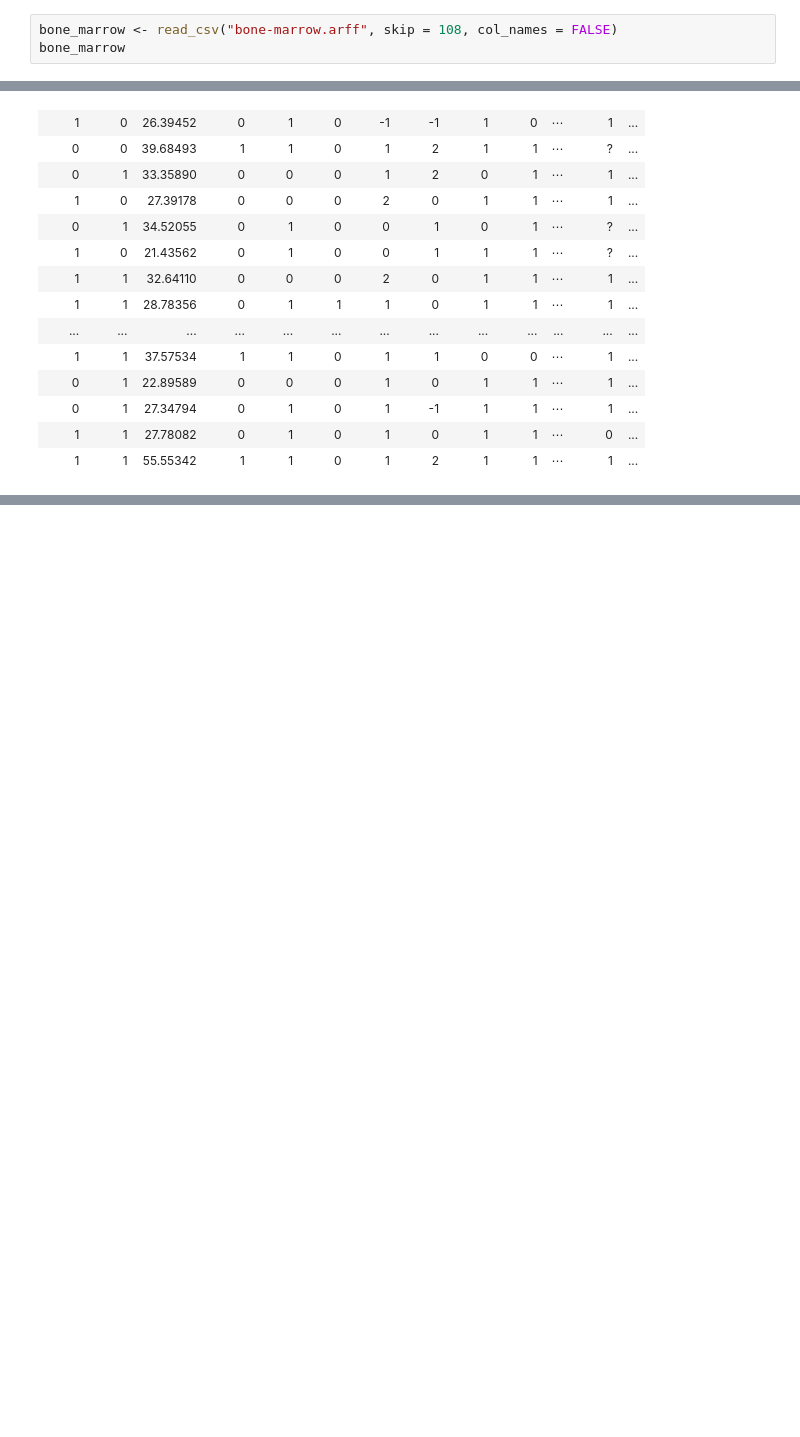
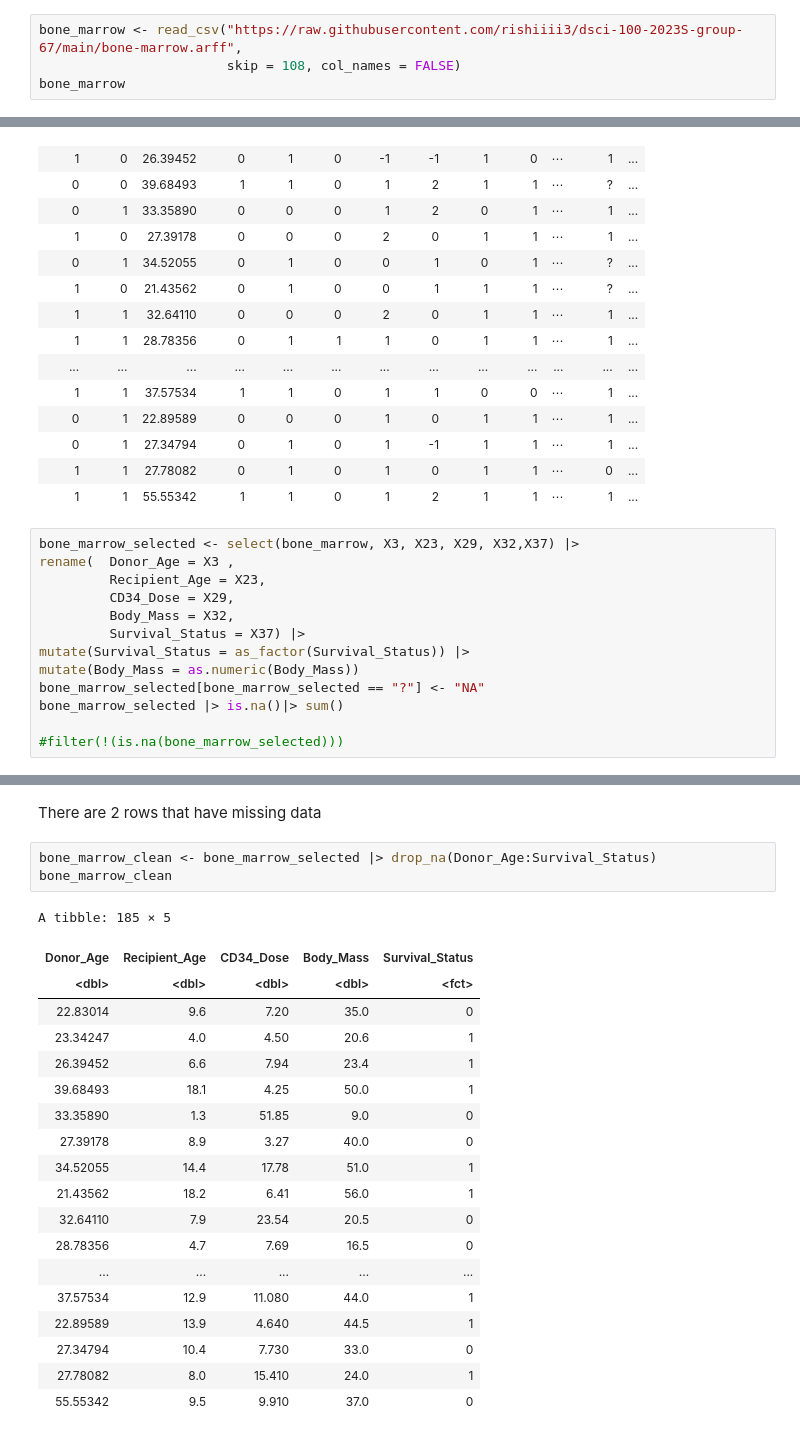
Before and after one commit to rishiiii3/dsci-100-2023S-group-67, a Jupyter notebook: Bone Marrow Analysis.ipynb, the cells around one changed output, grey strips where cells are left out. Cells and saved outputs as stored; diff of their text form; blank space fills up the shorter version.

Commit message:
Clean and Wrangled
first bullet point done

```diff
--- a/Bone Marrow Analysis.ipynb
+++ b/Bone Marrow Analysis.ipynb
@@ -14,5 +25,6 @@ library(tidyverse)
 # %%
-bone_marrow <- read_csv("bone-marrow.arff", skip = 108, col_names = FALSE)
+bone_marrow <- read_csv("https://raw.githubusercontent.com/rishiiii3/dsci-100-2023S-group-67/main/bone-marrow.arff",
+                        skip = 108, col_names = FALSE)
 bone_marrow
 # %% [output]
 Rows: 187 Columns: 37
@@ -42,3 +54,16 @@ A spec_tbl_df: 187 × 37
 | 0 | 1 | 27.34794 | 0 | 1 | 0 | 1 | -1 | 1 | 1 | ⋯ | 1 | ... |
 | 1 | 1 | 27.78082 | 0 | 1 | 0 | 1 | 0 | 1 | 1 | ⋯ | 0 | ... |
 | 1 | 1 | 55.55342 | 1 | 1 | 0 | 1 | 2 | 1 | 1 | ⋯ | 1 | ... |
+# %%
+bone_marrow_selected <- select(bone_marrow, X3, X23, X29, X32,X37) |>
+rename(  Donor_Age = X3 ,
+         Recipient_Age = X23,
+         CD34_Dose = X29,
+         Body_Mass = X32,
+         Survival_Status = X37) |>
+mutate(Survival_Status = as_factor(Survival_Status)) |>
+mutate(Body_Mass = as.numeric(Body_Mass))
+bone_marrow_selected[bone_marrow_selected == "?"] <- "NA"
+bone_marrow_selected |> is.na()|> sum()
+
+#filter(!(is.na(bone_marrow_selected)))
@@ -44,0 +74,25 @@ A spec_tbl_df: 187 × 37
+# %% [markdown]
+There are 2 rows that have missing data
+# %%
+bone_marrow_clean <- bone_marrow_selected |> drop_na(Donor_Age:Survival_Status)
+bone_marrow_clean
+# %% [output]
+A tibble: 185 × 5
+| Donor_Age | Recipient_Age | CD34_Dose | Body_Mass | Survival_Status |
+| <dbl> | <dbl> | <dbl> | <dbl> | <fct> |
+| 22.83014 | 9.6 | 7.20 | 35.0 | 0 |
+| 23.34247 | 4.0 | 4.50 | 20.6 | 1 |
+| 26.39452 | 6.6 | 7.94 | 23.4 | 1 |
+| 39.68493 | 18.1 | 4.25 | 50.0 | 1 |
+| 33.35890 | 1.3 | 51.85 | 9.0 | 0 |
+| 27.39178 | 8.9 | 3.27 | 40.0 | 0 |
+| 34.52055 | 14.4 | 17.78 | 51.0 | 1 |
+| 21.43562 | 18.2 | 6.41 | 56.0 | 1 |
+| 32.64110 | 7.9 | 23.54 | 20.5 | 0 |
+| 28.78356 | 4.7 | 7.69 | 16.5 | 0 |
+| ... | ... | ... | ... | ... |
+| 37.57534 | 12.9 | 11.080 | 44.0 | 1 |
+| 22.89589 | 13.9 | 4.640 | 44.5 | 1 |
+| 27.34794 | 10.4 | 7.730 | 33.0 | 0 |
+| 27.78082 | 8.0 | 15.410 | 24.0 | 1 |
+| 55.55342 | 9.5 | 9.910 | 37.0 | 0 |
```
Also changed, not shown: parts of 7 cells of this notebook.
